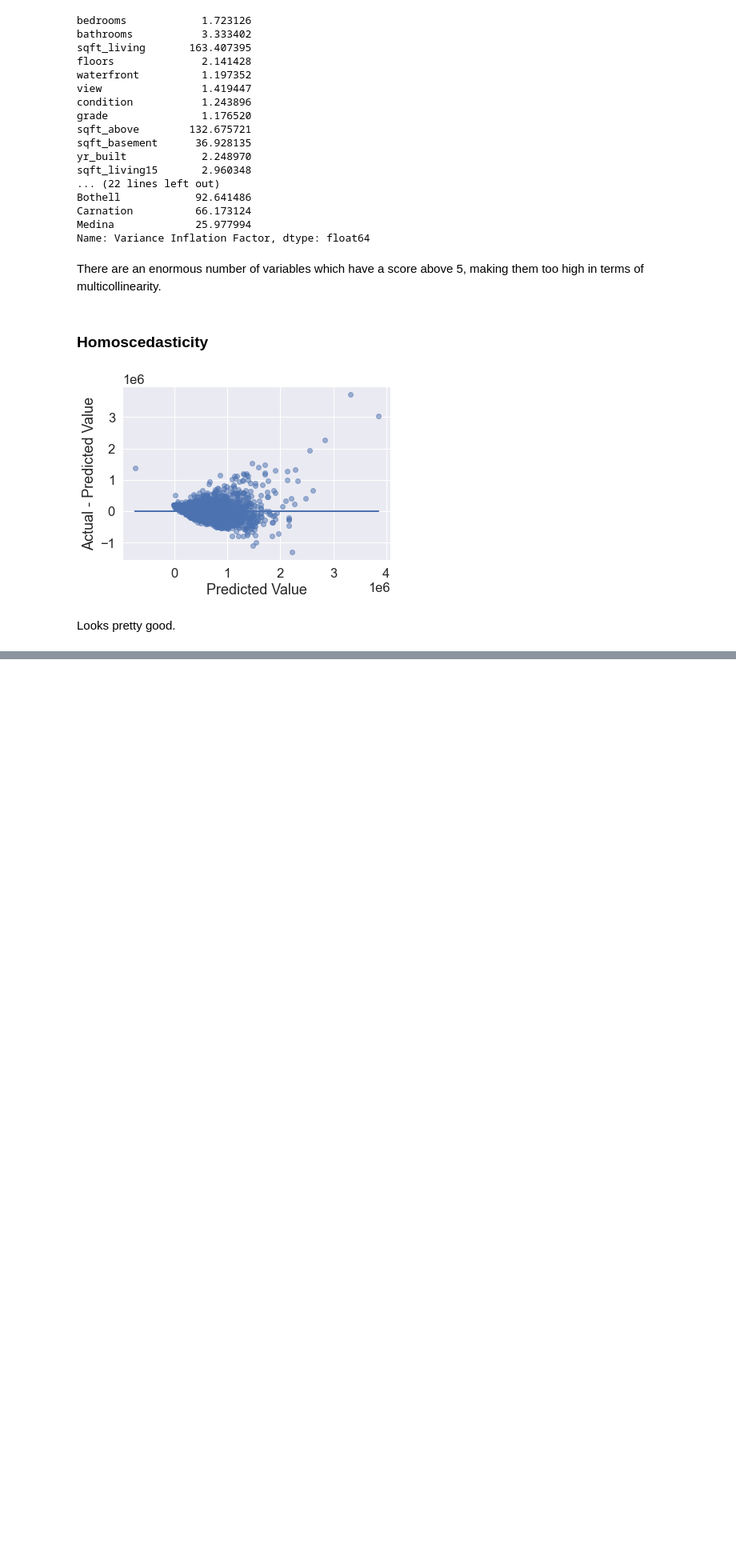
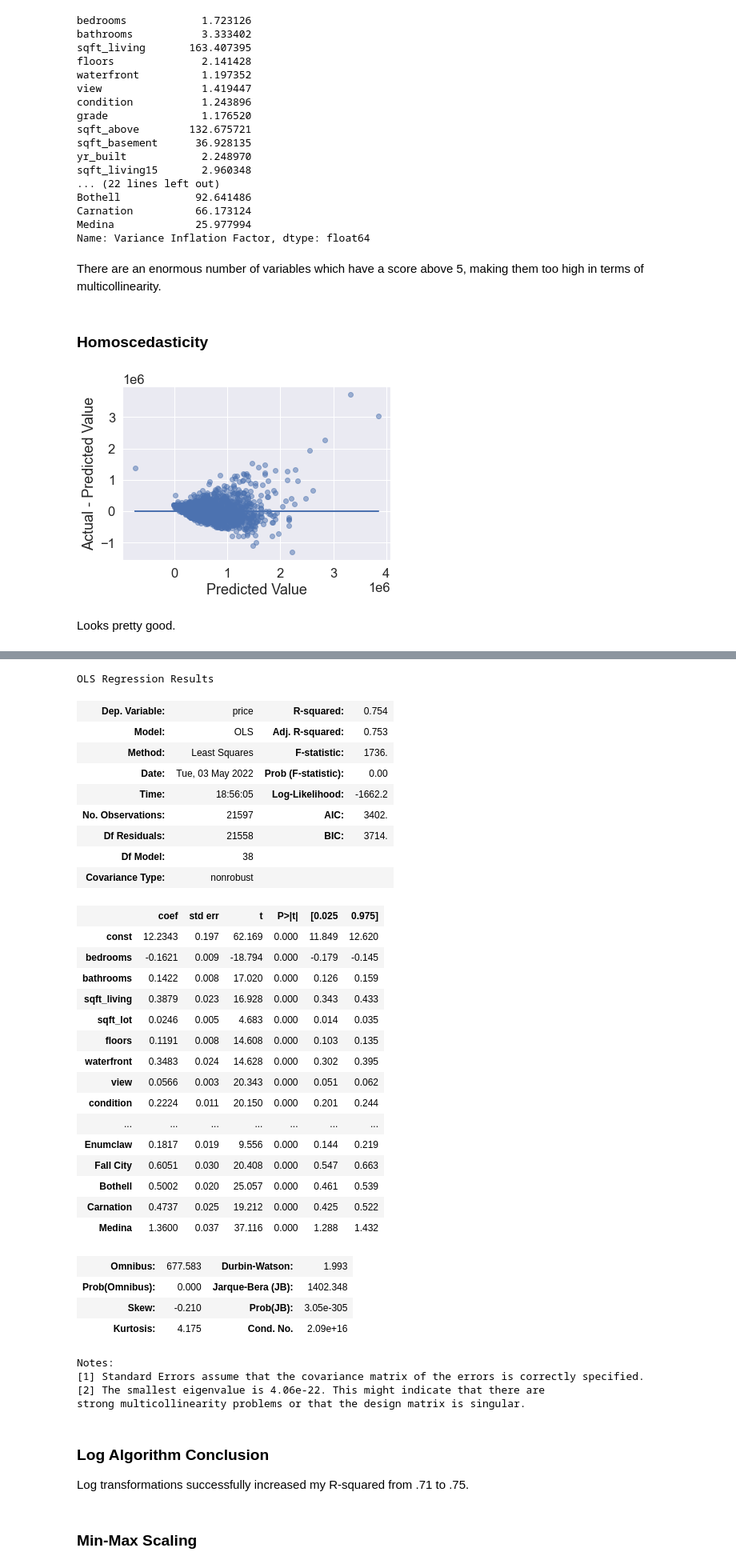
Before and after one commit to tmcroyce/House_Pricing_Project, a Jupyter notebook: Travis_Project.ipynb, the cells around one changed output, grey strips where cells are left out. Shown at 80% size. Drawn from its saved outputs; the diff is of its cells as text; code cells hidden in the pictures; blank space fills up the shorter version.

```diff
--- a/Travis_Project.ipynb
+++ b/Travis_Project.ipynb
@@ -1003,0 +1098,8 @@ Some of these data items may include size and quality of kitchen and appliances,
+# %%
+colz=pd.DataFrame(log_df.columns)
+colz = colz.drop([0])
+# %%
+colz = colz[0].tolist()
+# %%
+X = log_df[colz]
+y = log_df['price']
@@ -1003,0 +1116,47 @@ Some of these data items may include size and quality of kitchen and appliances,
+# %%
+X = X.drop(columns= ['City', 'zipcode'])
+# %%
+import statsmodels.api as sm
+X_int = sm.add_constant(X)
+model= sm.OLS(y,X_int).fit()
+model.summary()
+# %% [output]
+OLS Regression Results
+| Dep. Variable: | price | R-squared: | 0.754 |
+| Model: | OLS | Adj. R-squared: | 0.753 |
+| Method: | Least Squares | F-statistic: | 1736. |
+| Date: | Tue, 03 May 2022 | Prob (F-statistic): | 0.00 |
+| Time: | 18:56:05 | Log-Likelihood: | -1662.2 |
+| No. Observations: | 21597 | AIC: | 3402. |
+| Df Residuals: | 21558 | BIC: | 3714. |
+| Df Model: | 38 |  |  |
+| Covariance Type: | nonrobust |  |  |
+|  | coef | std err | t | P>|t| | [0.025 | 0.975] |
+| const | 12.2343 | 0.197 | 62.169 | 0.000 | 11.849 | 12.620 |
+| bedrooms | -0.1621 | 0.009 | -18.794 | 0.000 | -0.179 | -0.145 |
+| bathrooms | 0.1422 | 0.008 | 17.020 | 0.000 | 0.126 | 0.159 |
+| sqft_living | 0.3879 | 0.023 | 16.928 | 0.000 | 0.343 | 0.433 |
+| sqft_lot | 0.0246 | 0.005 | 4.683 | 0.000 | 0.014 | 0.035 |
+| floors | 0.1191 | 0.008 | 14.608 | 0.000 | 0.103 | 0.135 |
+| waterfront | 0.3483 | 0.024 | 14.628 | 0.000 | 0.302 | 0.395 |
+| view | 0.0566 | 0.003 | 20.343 | 0.000 | 0.051 | 0.062 |
+| condition | 0.2224 | 0.011 | 20.150 | 0.000 | 0.201 | 0.244 |
+| ... | ... | ... | ... | ... | ... | ... |
+| Enumclaw | 0.1817 | 0.019 | 9.556 | 0.000 | 0.144 | 0.219 |
+| Fall City | 0.6051 | 0.030 | 20.408 | 0.000 | 0.547 | 0.663 |
+| Bothell | 0.5002 | 0.020 | 25.057 | 0.000 | 0.461 | 0.539 |
+| Carnation | 0.4737 | 0.025 | 19.212 | 0.000 | 0.425 | 0.522 |
+| Medina | 1.3600 | 0.037 | 37.116 | 0.000 | 1.288 | 1.432 |
+| Omnibus: | 677.583 | Durbin-Watson: | 1.993 |
+| Prob(Omnibus): | 0.000 | Jarque-Bera (JB): | 1402.348 |
+| Skew: | -0.210 | Prob(JB): | 3.05e-305 |
+| Kurtosis: | 4.175 | Cond. No. | 2.09e+16 |
+Notes:
+[1] Standard Errors assume that the covariance matrix of the errors is correctly specified.
+[2] The smallest eigenvalue is 4.06e-22. This might indicate that there are
+strong multicollinearity problems or that the design matrix is singular.
+# %% [markdown]
+### Log Algorithm Conclusion
+Log transformations successfully increased my R-squared from .71 to .75.
+# %% [markdown]
+### Min-Max Scaling
```
Also changed, not shown: parts of 38 cells of this notebook.
